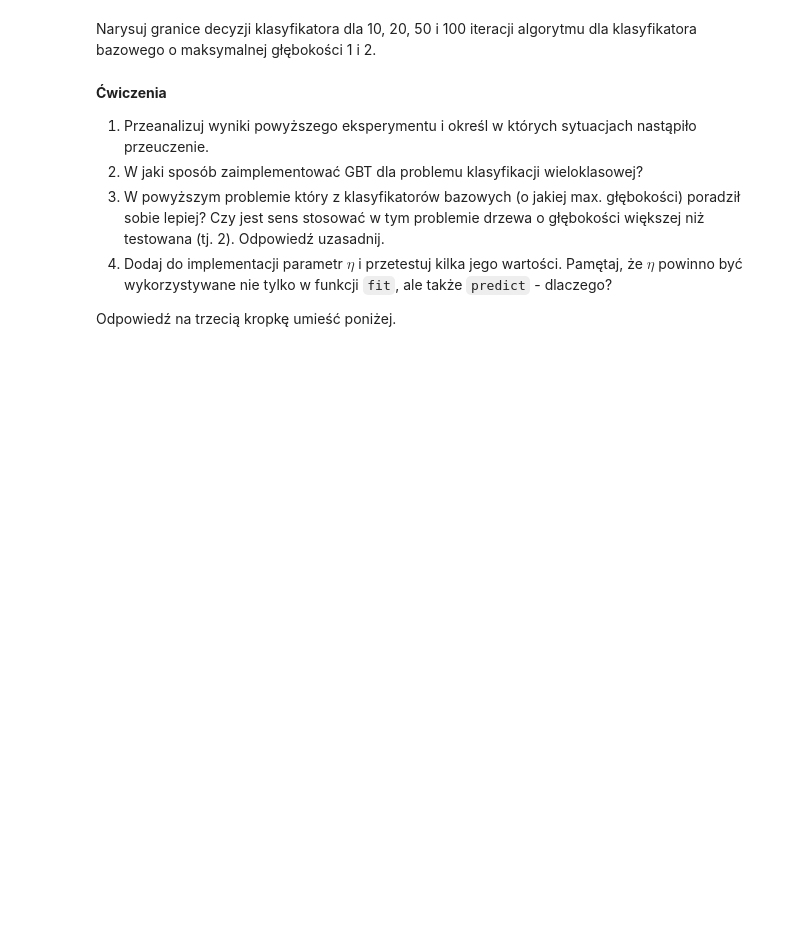
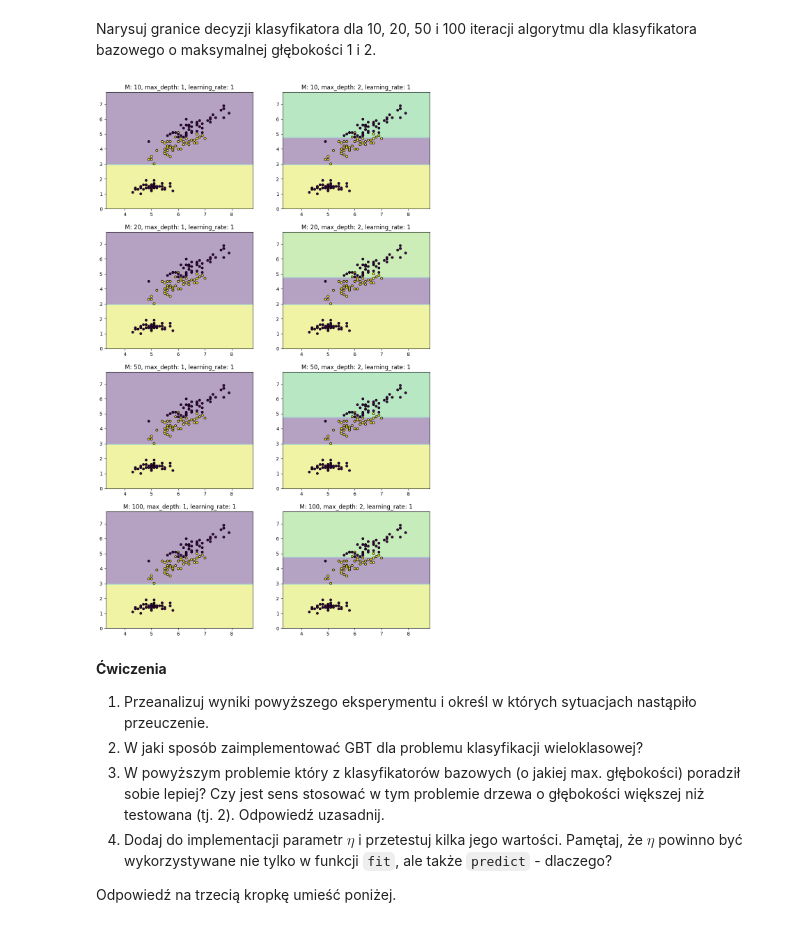
Before and after one commit to Mimikkk/study-master-2023-sus, a Jupyter notebook: exercise-10-gradient-boosting/notebook.ipynb, the cells around one changed output. Cells and saved outputs as stored; diff of their text form; code cells hidden in the pictures; blank space fills up the shorter version.

```diff
--- a/exercise-10-gradient-boosting/notebook.ipynb
+++ b/exercise-10-gradient-boosting/notebook.ipynb
@@ -190,3 +233,27 @@ raise NotImplementedError()
+# %%
+def plot_boundaries(ax, X, y, M=100, max_depth=1, learning_rate=1) -> None:
+    x_min, x_max = X[:, 0].min() - 1, X[:, 0].max() + 1
+    y_min, y_max = X[:, 1].min() - 1, X[:, 1].max() + 1
+    xx, yy = np.meshgrid(np.arange(x_min, x_max, 0.1),
+                        np.arange(y_min, y_max, 0.1))
+
+    clf = GBTClassifier(learning_rate=learning_rate)
+    clf.fit(X, y, M=M, max_depth=max_depth)
+    Z = clf.predict(np.c_[xx.ravel(), yy.ravel()])
+    Z = Z.reshape(xx.shape)
+    ax.contourf(xx, yy, Z, alpha=0.4)
+    ax.scatter(X[:, 0], X[:, 1], c=y, s=20, edgecolor='k')
+    ax.set_title(f'M: {M}, max_depth: {max_depth}, learning_rate: {learning_rate}')
+
+
+Ms, depths = (10, 20, 50, 100), (1, 2)
+_, axes = plt.subplots(nrows=len(Ms), ncols=len(depths), figsize=(12, 20))
+
+for i, classifiers in enumerate(Ms):
+    for j, depth in enumerate(depths):
+        plot_boundaries(axes[i][j], X, y, M=classifiers, max_depth=depth)
+# %% [output]
+[figure, added]
 # %% [markdown]
 **Ćwiczenia**
 1. Przeanalizuj wyniki powyższego eksperymentu i określ w których sytuacjach nastąpiło przeuczenie.
```
Also changed, not shown: parts of 27 cells of this notebook.
